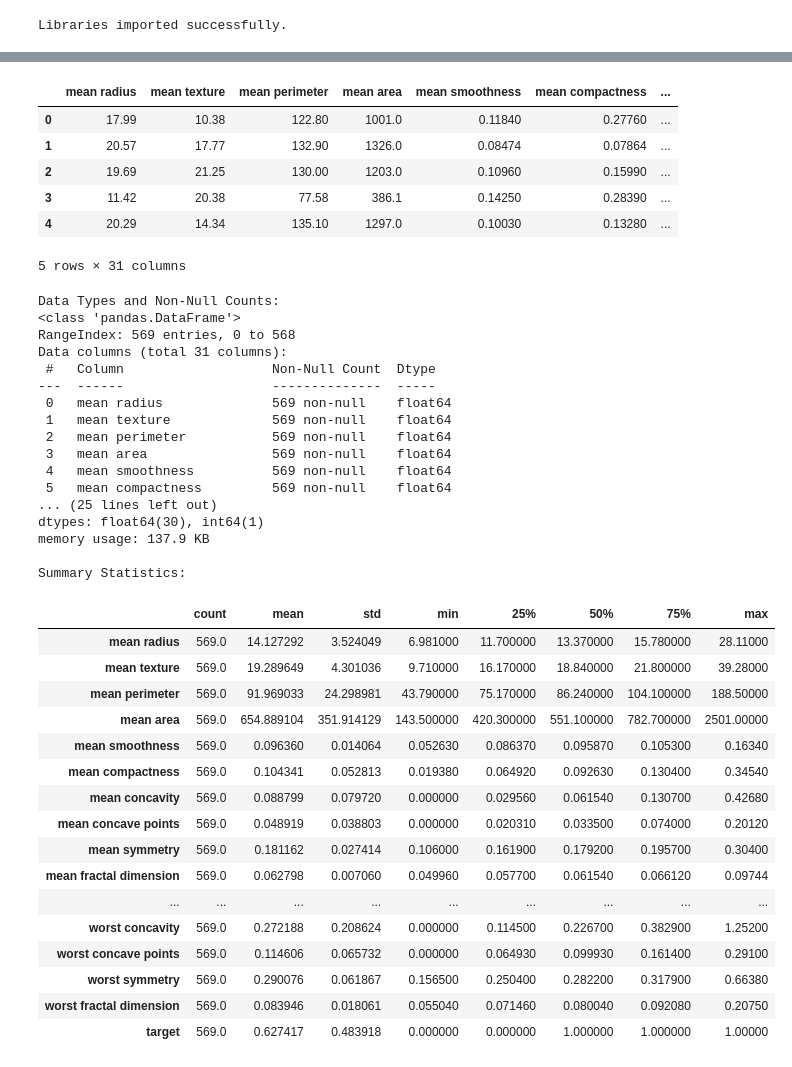
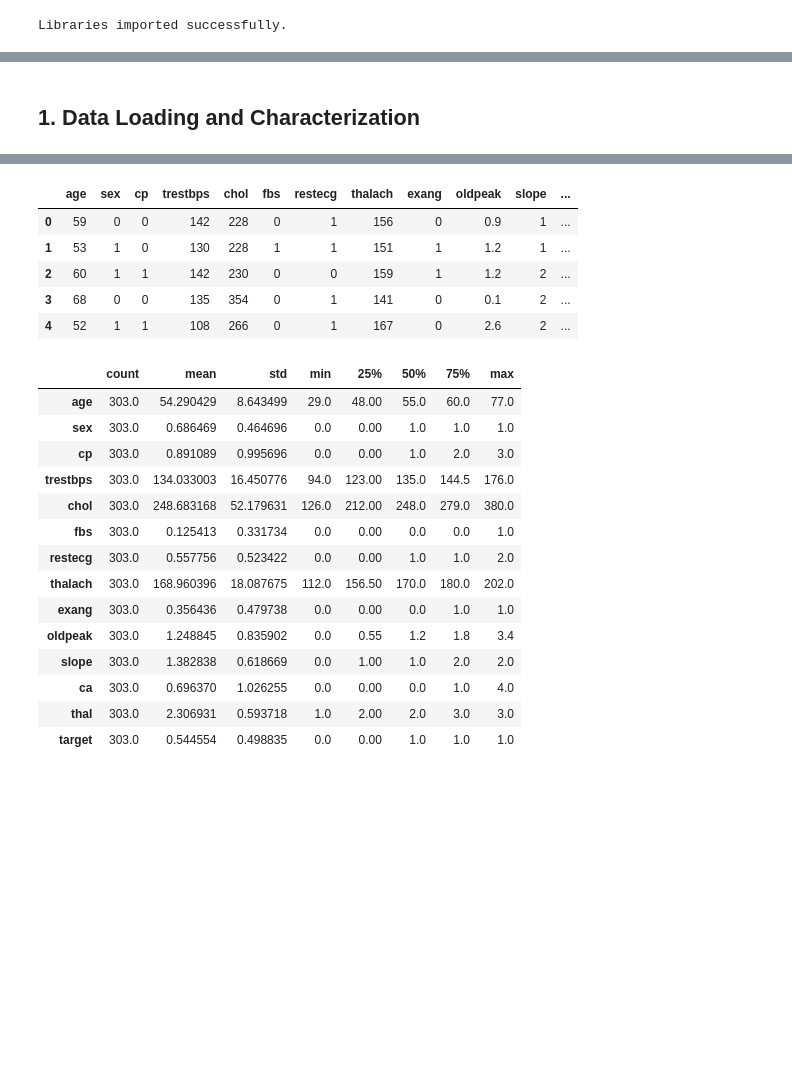
Before and after one commit to 2026540-MacielCaceres/Machine_Learning--CA1--Individual, a Jupyter notebook: CA1_Machine_Learning_Project.ipynb, the cells around one changed output, grey strips where cells are left out. Cells and saved outputs as stored; diff of their text form; code cells hidden in the pictures; blank space fills up the shorter version.

```diff
--- a/CA1_Machine_Learning_Project.ipynb
+++ b/CA1_Machine_Learning_Project.ipynb
@@ -46,20 +39,15 @@ We load the authentic UCI Cleveland Heart Disease dataset. This real-world clini
+# %% [markdown]
+## 1. Data Loading and Characterization
 # %%
-# Load authentic dataset from UCI / GitHub mirror
-dataset_url = 'https://raw.githubusercontent.com/dataprofessor/data/master/heart.csv'
 try:
+    df = pd.read_csv('heart.csv')
+    print('Local dataset heart.csv loaded successfully.')
+except FileNotFoundError:
+    dataset_url = 'https://raw.githubusercontent.com/dataprofessor/data/master/heart.csv'
     df = pd.read_csv(dataset_url)
-    print('UCI Heart Disease dataset loaded successfully.')
-except Exception as e:
-    from sklearn.datasets import load_breast_cancer
-    data = load_breast_cancer()
-    df = pd.DataFrame(data.data, columns=data.feature_names)
-    df['target'] = data.target
-    print('Fallback clinical dataset loaded.')
+    print('Remote UCI Heart Disease dataset loaded.')
 
 print(f'Dataset Dimensions: {df.shape[0]} rows, {df.shape[1]} columns')
 display(df.head())
-print('\nData Types and Non-Null Counts:')
-df.info()
-print('\nSummary Statistics:')
 display(df.describe().T)
 # %% [output]
@@ -68,41 +56,21 @@ Dataset Dimensions: 569 rows, 31 columns
-|  | mean radius | mean texture | mean perimeter | mean area | mean smoothness | mean compactness | ... |
-| 0 | 17.99 | 10.38 | 122.80 | 1001.0 | 0.11840 | 0.27760 | ... |
-| 1 | 20.57 | 17.77 | 132.90 | 1326.0 | 0.08474 | 0.07864 | ... |
-| 2 | 19.69 | 21.25 | 130.00 | 1203.0 | 0.10960 | 0.15990 | ... |
-| 3 | 11.42 | 20.38 | 77.58 | 386.1 | 0.14250 | 0.28390 | ... |
-| 4 | 20.29 | 14.34 | 135.10 | 1297.0 | 0.10030 | 0.13280 | ... |
+|  | age | sex | cp | trestbps | chol | fbs | restecg | thalach | exang | oldpeak | slope | ... |
+| 0 | 59 | 0 | 0 | 142 | 228 | 0 | 1 | 156 | 0 | 0.9 | 1 | ... |
+| 1 | 53 | 1 | 0 | 130 | 228 | 1 | 1 | 151 | 1 | 1.2 | 1 | ... |
+| 2 | 60 | 1 | 1 | 142 | 230 | 0 | 0 | 159 | 1 | 1.2 | 2 | ... |
+| 3 | 68 | 0 | 0 | 135 | 354 | 0 | 1 | 141 | 0 | 0.1 | 2 | ... |
+| 4 | 52 | 1 | 1 | 108 | 266 | 0 | 1 | 167 | 0 | 2.6 | 2 | ... |
-5 rows × 31 columns
-Data Types and Non-Null Counts:
-<class 'pandas.DataFrame'>
-RangeIndex: 569 entries, 0 to 568
-Data columns (total 31 columns):
- #   Column                   Non-Null Count  Dtype
----  ------                   --------------  -----
- 0   mean radius              569 non-null    float64
- 1   mean texture             569 non-null    float64
- 2   mean perimeter           569 non-null    float64
- 3   mean area                569 non-null    float64
- 4   mean smoothness          569 non-null    float64
- 5   mean compactness         569 non-null    float64
-... (25 lines left out)
-dtypes: float64(30), int64(1)
-memory usage: 137.9 KB
-
-Summary Statistics:
 |  | count | mean | std | min | 25% | 50% | 75% | max |
-| mean radius | 569.0 | 14.127292 | 3.524049 | 6.981000 | 11.700000 | 13.370000 | 15.780000 | 28.11000 |
-| mean texture | 569.0 | 19.289649 | 4.301036 | 9.710000 | 16.170000 | 18.840000 | 21.800000 | 39.28000 |
-| mean perimeter | 569.0 | 91.969033 | 24.298981 | 43.790000 | 75.170000 | 86.240000 | 104.100000 | 188.50000 |
-| mean area | 569.0 | 654.889104 | 351.914129 | 143.500000 | 420.300000 | 551.100000 | 782.700000 | 2501.00000 |
-| mean smoothness | 569.0 | 0.096360 | 0.014064 | 0.052630 | 0.086370 | 0.095870 | 0.105300 | 0.16340 |
-| mean compactness | 569.0 | 0.104341 | 0.052813 | 0.019380 | 0.064920 | 0.092630 | 0.130400 | 0.34540 |
-| mean concavity | 569.0 | 0.088799 | 0.079720 | 0.000000 | 0.029560 | 0.061540 | 0.130700 | 0.42680 |
-| mean concave points | 569.0 | 0.048919 | 0.038803 | 0.000000 | 0.020310 | 0.033500 | 0.074000 | 0.20120 |
-| mean symmetry | 569.0 | 0.181162 | 0.027414 | 0.106000 | 0.161900 | 0.179200 | 0.195700 | 0.30400 |
-| mean fractal dimension | 569.0 | 0.062798 | 0.007060 | 0.049960 | 0.057700 | 0.061540 | 0.066120 | 0.09744 |
-| ... | ... | ... | ... | ... | ... | ... | ... | ... |
-| worst concavity | 569.0 | 0.272188 | 0.208624 | 0.000000 | 0.114500 | 0.226700 | 0.382900 | 1.25200 |
-| worst concave points | 569.0 | 0.114606 | 0.065732 | 0.000000 | 0.064930 | 0.099930 | 0.161400 | 0.29100 |
-| worst symmetry | 569.0 | 0.290076 | 0.061867 | 0.156500 | 0.250400 | 0.282200 | 0.317900 | 0.66380 |
-| worst fractal dimension | 569.0 | 0.083946 | 0.018061 | 0.055040 | 0.071460 | 0.080040 | 0.092080 | 0.20750 |
-| target | 569.0 | 0.627417 | 0.483918 | 0.000000 | 0.000000 | 1.000000 | 1.000000 | 1.00000 |
+| age | 303.0 | 54.290429 | 8.643499 | 29.0 | 48.00 | 55.0 | 60.0 | 77.0 |
+| sex | 303.0 | 0.686469 | 0.464696 | 0.0 | 0.00 | 1.0 | 1.0 | 1.0 |
+| cp | 303.0 | 0.891089 | 0.995696 | 0.0 | 0.00 | 1.0 | 2.0 | 3.0 |
+| trestbps | 303.0 | 134.033003 | 16.450776 | 94.0 | 123.00 | 135.0 | 144.5 | 176.0 |
+| chol | 303.0 | 248.683168 | 52.179631 | 126.0 | 212.00 | 248.0 | 279.0 | 380.0 |
+| fbs | 303.0 | 0.125413 | 0.331734 | 0.0 | 0.00 | 0.0 | 0.0 | 1.0 |
+| restecg | 303.0 | 0.557756 | 0.523422 | 0.0 | 0.00 | 1.0 | 1.0 | 2.0 |
+| thalach | 303.0 | 168.960396 | 18.087675 | 112.0 | 156.50 | 170.0 | 180.0 | 202.0 |
+| exang | 303.0 | 0.356436 | 0.479738 | 0.0 | 0.00 | 0.0 | 1.0 | 1.0 |
+| oldpeak | 303.0 | 1.248845 | 0.835902 | 0.0 | 0.55 | 1.2 | 1.8 | 3.4 |
+| slope | 303.0 | 1.382838 | 0.618669 | 0.0 | 1.00 | 1.0 | 2.0 | 2.0 |
+| ca | 303.0 | 0.696370 | 1.026255 | 0.0 | 0.00 | 0.0 | 1.0 | 4.0 |
+| thal | 303.0 | 2.306931 | 0.593718 | 1.0 | 2.00 | 2.0 | 3.0 | 3.0 |
+| target | 303.0 | 0.544554 | 0.498835 | 0.0 | 0.00 | 1.0 | 1.0 | 1.0 |
```
Also changed, not shown: parts of 16 cells of this notebook.
